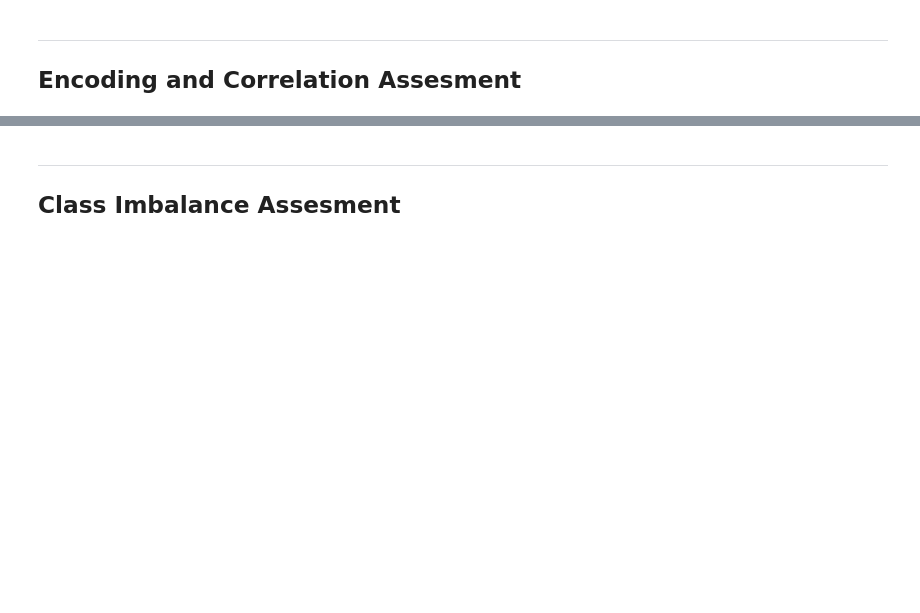
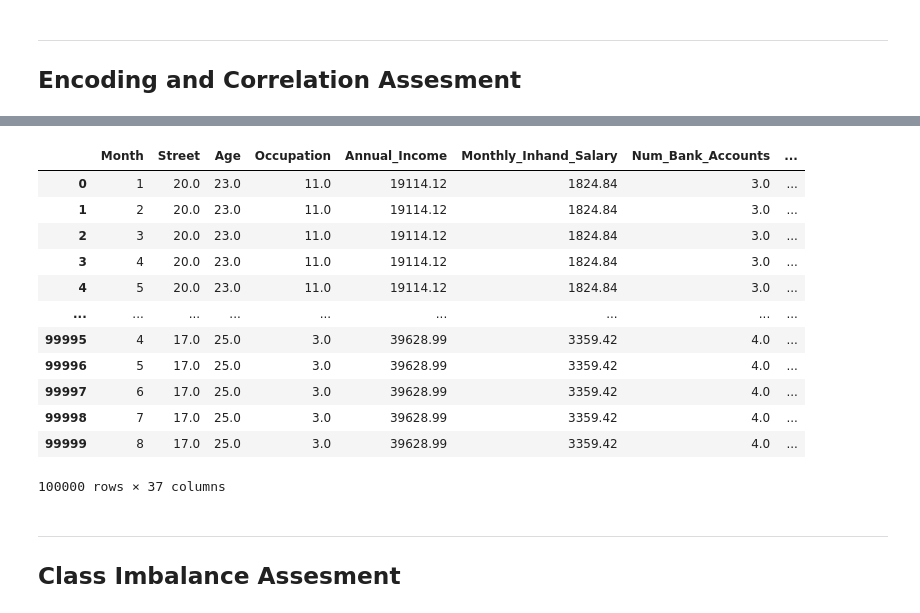
Before and after one commit to Chargent/Credit-Score-Prediction, a Jupyter notebook: main.ipynb, the cells around one changed output, grey strips where cells are left out. Cells and saved outputs as stored; diff of their text form; code cells hidden in the pictures; blank space fills up the shorter version.

```diff
--- a/main.ipynb
+++ b/main.ipynb
@@ -1301,0 +1331,24 @@ plt.show()
+# %%
+loan_types = set()
+for val in merged_df['Type_of_Loan'].dropna():
+    loans = val.replace(' and ', ',').split(',')
+    for loan in loans:
+        loan = loan.strip()
+        if loan:
+            loan_types.add(loan)
+
+unique_loan_types = list(loan_types)
+
+def count_loans(entry):
+    if pd.isna(entry):
+        return pd.Series({loan: 0 for loan in unique_loan_types})
+    tokens = [token.strip().lower() for token in entry.split(',') if token.strip()]
+    counts = {}
+    for loan in unique_loan_types:
+        counts[loan] = tokens.count(loan.lower())
+    return pd.Series(counts)
+
+loan_counts = merged_df['Type_of_Loan'].apply(count_loans)
+
+merged_df = pd.concat([merged_df, loan_counts], axis=1)
+merged_df.drop(columns=['Type_of_Loan'], inplace=True)
@@ -1302,3 +1391,20 @@ plt.show()
+# %%
+merged_df.drop(columns=['Customer_ID', 'Name'], inplace=True)
+merged_df
+# %% [output]
+|  | Month | Street | Age | Occupation | Annual_Income | Monthly_Inhand_Salary | Num_Bank_Accounts | ... |
+| 0 | 1 | 20.0 | 23.0 | 11.0 | 19114.12 | 1824.84 | 3.0 | ... |
+| 1 | 2 | 20.0 | 23.0 | 11.0 | 19114.12 | 1824.84 | 3.0 | ... |
+| 2 | 3 | 20.0 | 23.0 | 11.0 | 19114.12 | 1824.84 | 3.0 | ... |
+| 3 | 4 | 20.0 | 23.0 | 11.0 | 19114.12 | 1824.84 | 3.0 | ... |
+| 4 | 5 | 20.0 | 23.0 | 11.0 | 19114.12 | 1824.84 | 3.0 | ... |
+| ... | ... | ... | ... | ... | ... | ... | ... | ... |
+| 99995 | 4 | 17.0 | 25.0 | 3.0 | 39628.99 | 3359.42 | 4.0 | ... |
+| 99996 | 5 | 17.0 | 25.0 | 3.0 | 39628.99 | 3359.42 | 4.0 | ... |
+| 99997 | 6 | 17.0 | 25.0 | 3.0 | 39628.99 | 3359.42 | 4.0 | ... |
+| 99998 | 7 | 17.0 | 25.0 | 3.0 | 39628.99 | 3359.42 | 4.0 | ... |
+| 99999 | 8 | 17.0 | 25.0 | 3.0 | 39628.99 | 3359.42 | 4.0 | ... |
+100000 rows × 37 columns
 # %% [markdown]
 ---
 ## Class Imbalance Assesment
```
Also changed, not shown: parts of 12 cells of this notebook.
